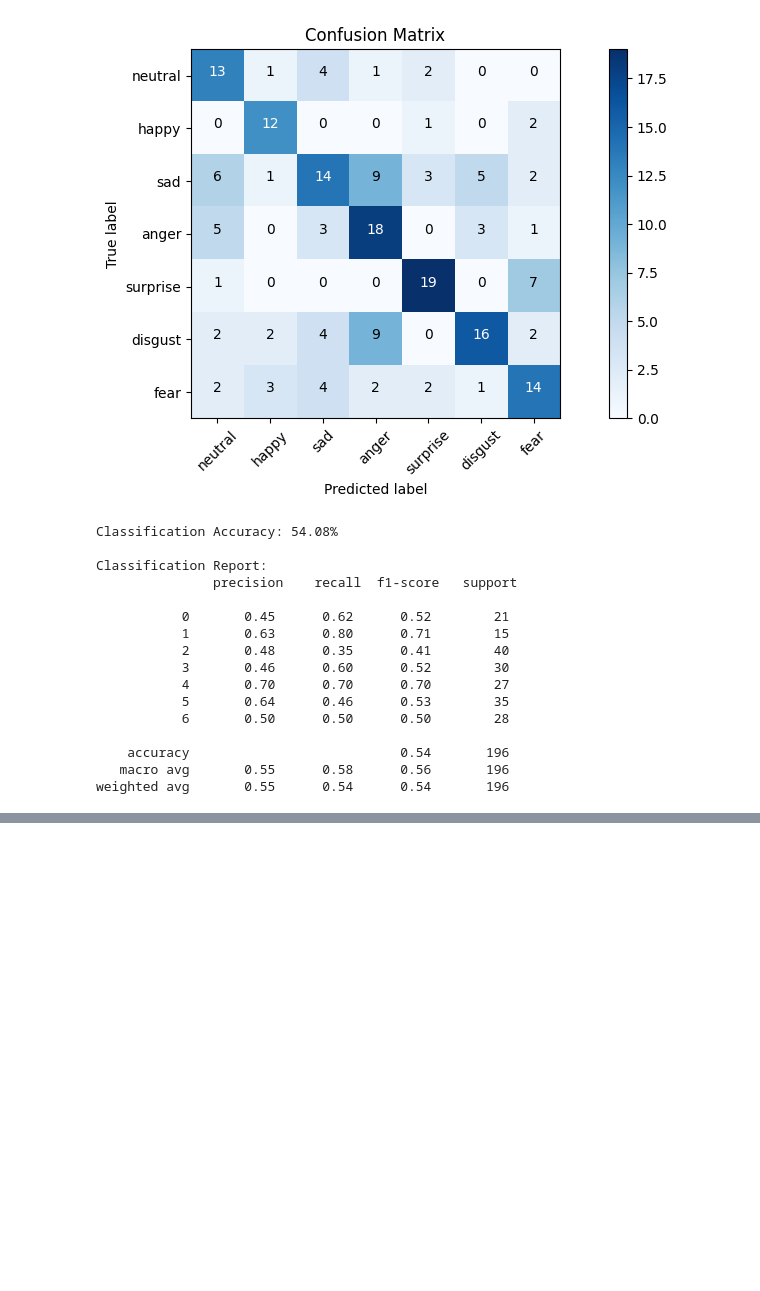
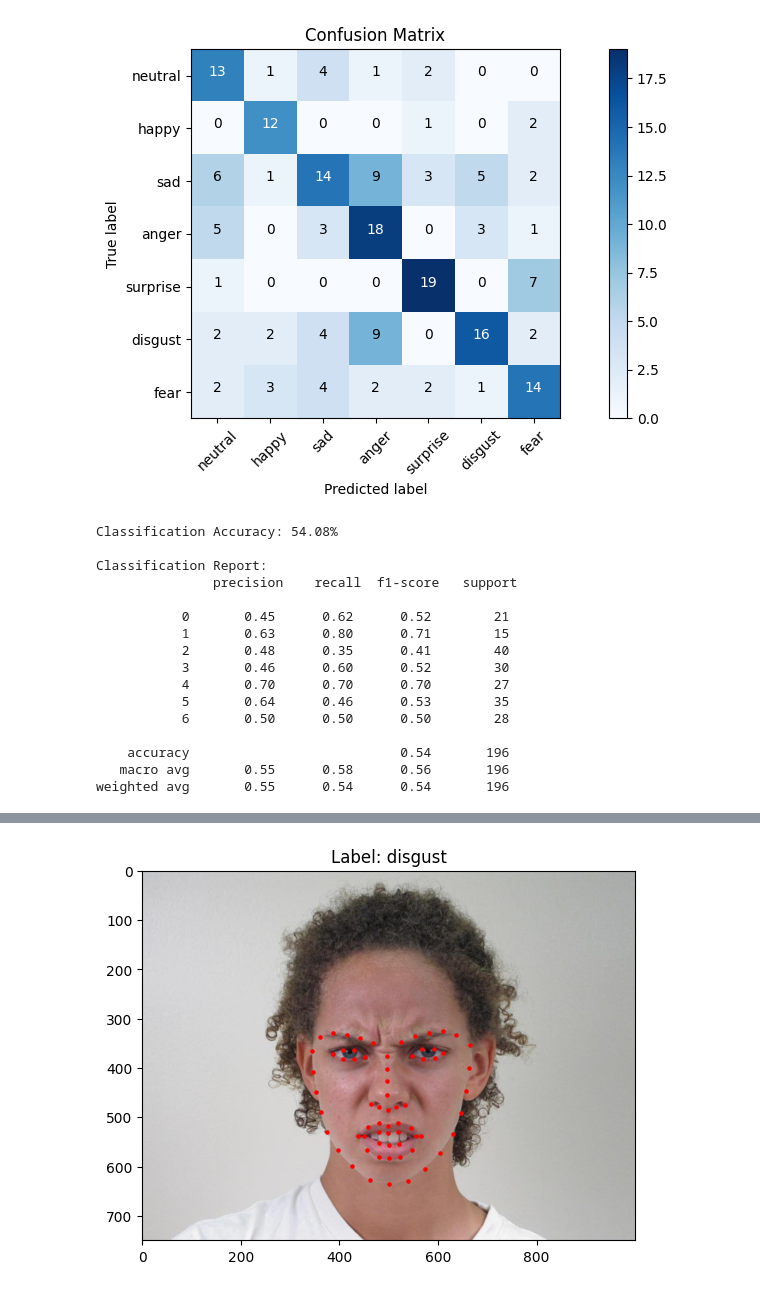
Before and after one commit to TARGAZ/MLChallenge, a Jupyter notebook: data_stats.ipynb, the cells around one changed output, grey strips where cells are left out. Saved outputs shown, nothing was run; the diff lists cells and outputs as text; code cells hidden in the pictures; blank space fills up the shorter version.

```diff
--- a/data_stats.ipynb
+++ b/data_stats.ipynb
@@ -309,0 +385,68 @@ weighted avg       0.55      0.54      0.54       196
+# %%
+import pickle
+from sklearn.metrics import accuracy_score
+
+# Load CSV file
+csv_path = "../project_data/training_set.csv"
+data = pd.read_csv(csv_path).values
+
+# Split data into features and labels
+X = data[:, 2:]
+y = data[:, 1]
+image_names = data[:, 0]
+
+# Normalize data
+X = X.astype('float32')
+X = (X - np.mean(X, axis=0)) / np.std(X, axis=0)
+
+emotion_to_number = {
+    "neutral": 0,
+    "happy": 1,
+    "sad": 2,
+    "anger": 3,
+    "surprise": 4,
+    "disgust": 5,
+    "fear": 6
+}
+
+# Convert labels to numbers
+y_int = np.array([emotion_to_number[label] for label in y])
+
+def get_model():
+    with open('svm_model.p', 'rb') as f:
+        model_data = pickle.load(f)
+    return model_data['model']
+
+model = get_model()
+
+number_to_emotion = {
+    0 : "neutral",
+    1 : "happy",
+    2 : "sad",
+    3 : "anger",
+    4 : "surprise",
+    5 : "disgust",
+    6 : "fear"
+}
+
+# Test model on all data
+y_predict = model.predict(X)
+# accuracy = accuracy_score(y_predict, y_int)
+
+number_of_wrong_guess = 0
+
+# print differences between predicted and actual labels
+for i in range(len(y)):
+    if y_int[i] != y_predict[i]:
+        print(f"Predicted: {number_to_emotion[y_predict[i]]}, Actual: {y[i]} for index {i}")
+        number_of_wrong_guess += 1
+
+print(f"Number of wrong guesses: {number_of_wrong_guess}")
+
+index = 300
+
+print(f"Predicted: {number_to_emotion[y_predict[index]]}, Actual: {y[index]}")
+plot_image(index)
+
+print(accuracy)
+# %% [output]
@@ -309,0 +470 @@ weighted avg       0.55      0.54      0.54       196
+[figure, added]
```
Also changed, not shown: parts of 2 cells of this notebook, 1 other file.
